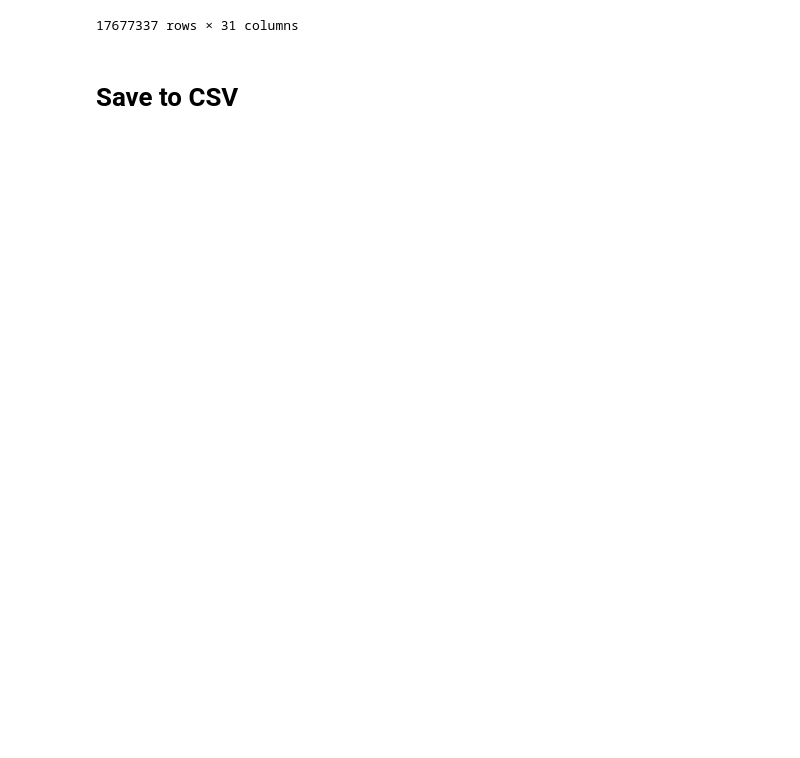
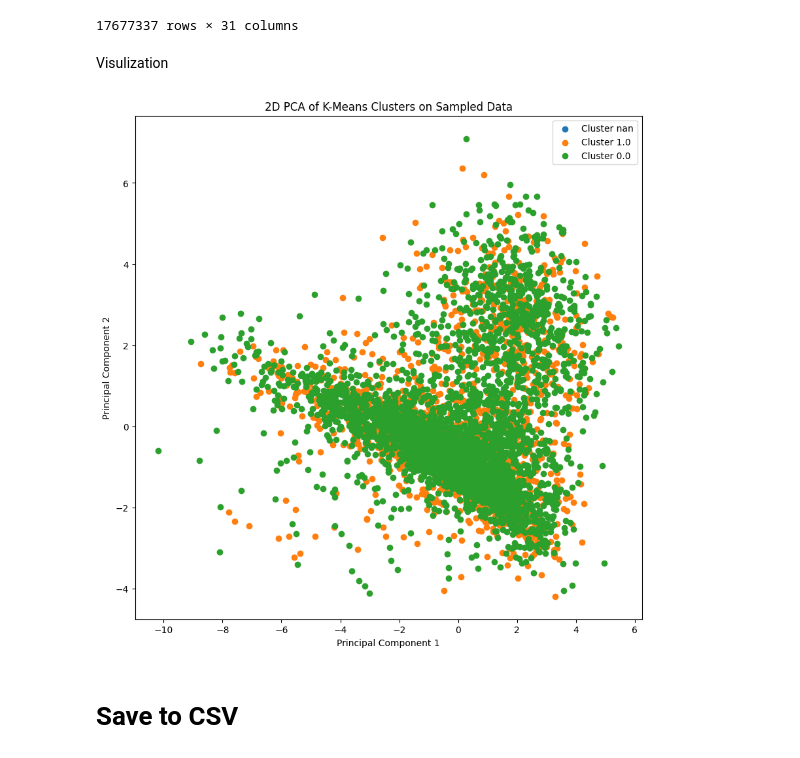
Before and after one commit to yutao-data/Data_Mining_SNCB, a Jupyter notebook: notebooks/sncb-data-labeling.ipynb, the cells around one changed output. Drawn from its saved outputs; the diff is of its cells as text; code cells hidden in the pictures; blank space fills up the shorter version.

Commit message:
Data_Labeling | Add Visualization

```diff
--- a/notebooks/sncb-data-labeling.ipynb
+++ b/notebooks/sncb-data-labeling.ipynb
@@ -100,6 +102,33 @@ data
 | 17677335 | 17677335 | 2023-09-13 17:34:58 | 197.0 | 50.40 | 4.46 | 36.0 | 38.0 | ... |
 | 17677336 | 17677336 | 2023-09-13 17:35:04 | 197.0 | 50.40 | 4.46 | 36.0 | 38.0 | ... |
 17677337 rows × 31 columns
+# %% [markdown]
+Visulization
+# %%
+sample_size = 300000
+data_sample = data.sample(n=sample_size, random_state=42)
+data_processed_sample = preprocessor.transform(data_sample)
+
+pca = PCA(n_components=2)
+principal_components = pca.fit_transform(data_processed_sample)
+
+pca_df = pd.DataFrame(data=principal_components, columns=['PC1', 'PC2'])
+pca_df['cluster'] = data_sample['KMeans_cluster']
+
+plt.figure(figsize=(10,10))
+plt.xlabel('Principal Component 1')
+plt.ylabel('Principal Component 2')
+plt.title('2D PCA of K-Means Clusters on Sampled Data')
+
+for cluster in pca_df['cluster'].unique():
+    plt.scatter(pca_df.loc[pca_df['cluster'] == cluster, 'PC1'],
+                pca_df.loc[pca_df['cluster'] == cluster, 'PC2'],
+                label=f'Cluster {cluster}')
+
+plt.legend()
+plt.show()
+# %% [output]
+[figure, added]
 # %% [markdown]
 # Save to CSV
 # %%
```
Also changed, not shown: parts of 3 cells of this notebook.
